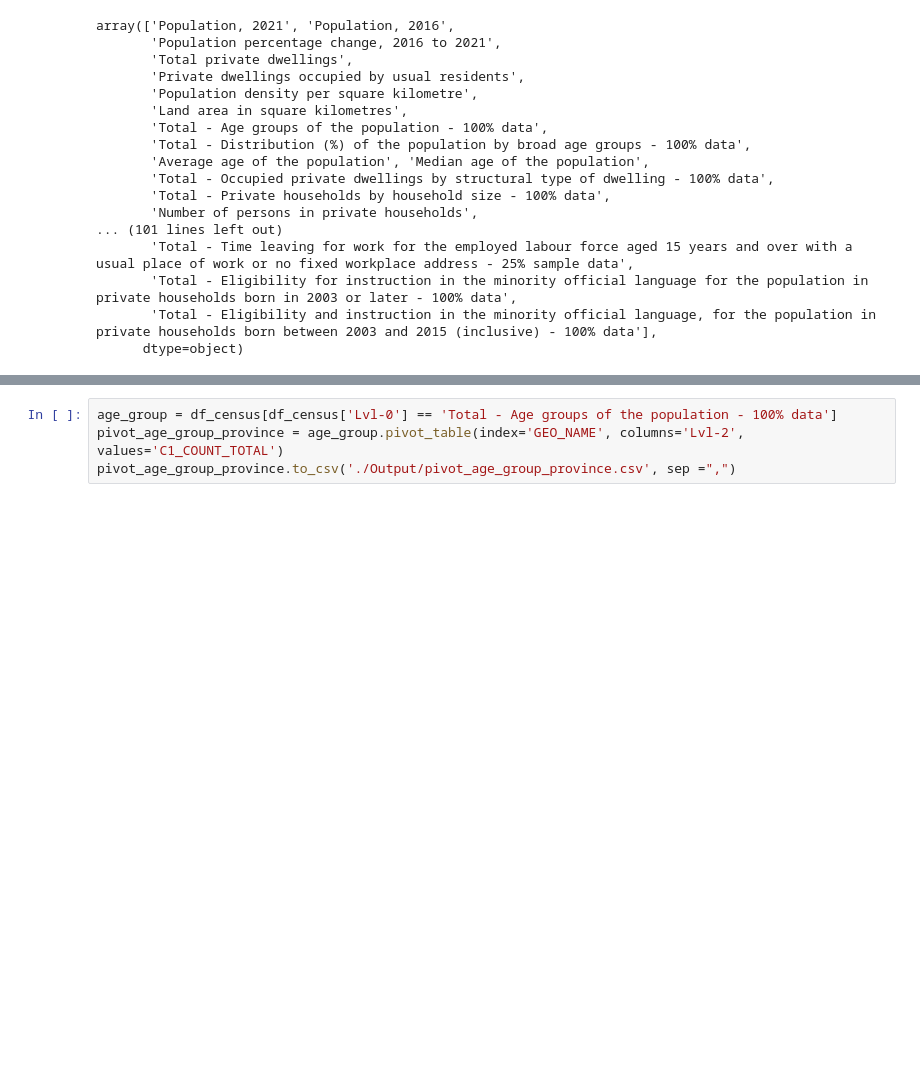
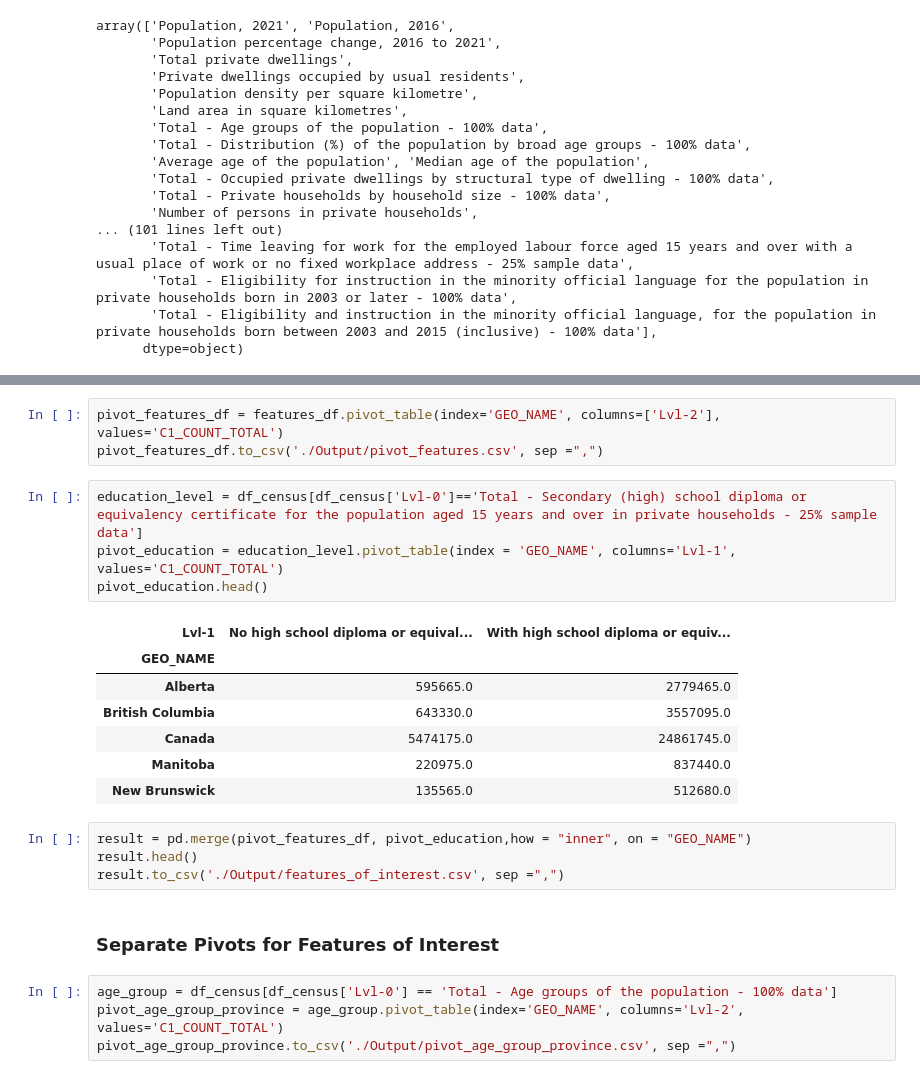
Before and after one commit to svafaeva93/MachineLearningCensusData, a Jupyter notebook: census_data_with_level.ipynb, the cells around one changed output, grey strips where cells are left out. Drawn from its saved outputs; the diff is of its cells as text; blank space fills up the shorter version.

```diff
--- a/census_data_with_level.ipynb
+++ b/census_data_with_level.ipynb
@@ -186,3 +205,24 @@ array(['Population, 2021', 'Population, 2016',
+# %%
+pivot_features_df = features_df.pivot_table(index='GEO_NAME', columns=['Lvl-2'], values='C1_COUNT_TOTAL')
+pivot_features_df.to_csv('./Output/pivot_features.csv', sep =",")
+# %%
+education_level = df_census[df_census['Lvl-0']=='Total - Secondary (high) school diploma or equivalency certificate for the population aged 15 years and over in private households - 25% sample data']
+pivot_education = education_level.pivot_table(index = 'GEO_NAME', columns='Lvl-1', values='C1_COUNT_TOTAL')
+pivot_education.head()
+# %% [output]
+| Lvl-1 | No high school diploma or equival... | With high school diploma or equiv... |
+| GEO_NAME |  |  |
+| Alberta | 595665.0 | 2779465.0 |
+| British Columbia | 643330.0 | 3557095.0 |
+| Canada | 5474175.0 | 24861745.0 |
+| Manitoba | 220975.0 | 837440.0 |
+| New Brunswick | 135565.0 | 512680.0 |
+# %%
+result = pd.merge(pivot_features_df, pivot_education,how = "inner", on = "GEO_NAME")
+result.head()
+result.to_csv('./Output/features_of_interest.csv', sep =",")
+# %% [markdown]
+### Separate Pivots for Features of Interest
 # %%
 age_group = df_census[df_census['Lvl-0'] == 'Total - Age groups of the population - 100% data']
 pivot_age_group_province = age_group.pivot_table(index='GEO_NAME', columns='Lvl-2', values='C1_COUNT_TOTAL')
```
Also changed, not shown: parts of 3 cells of this notebook, 4 other files.
